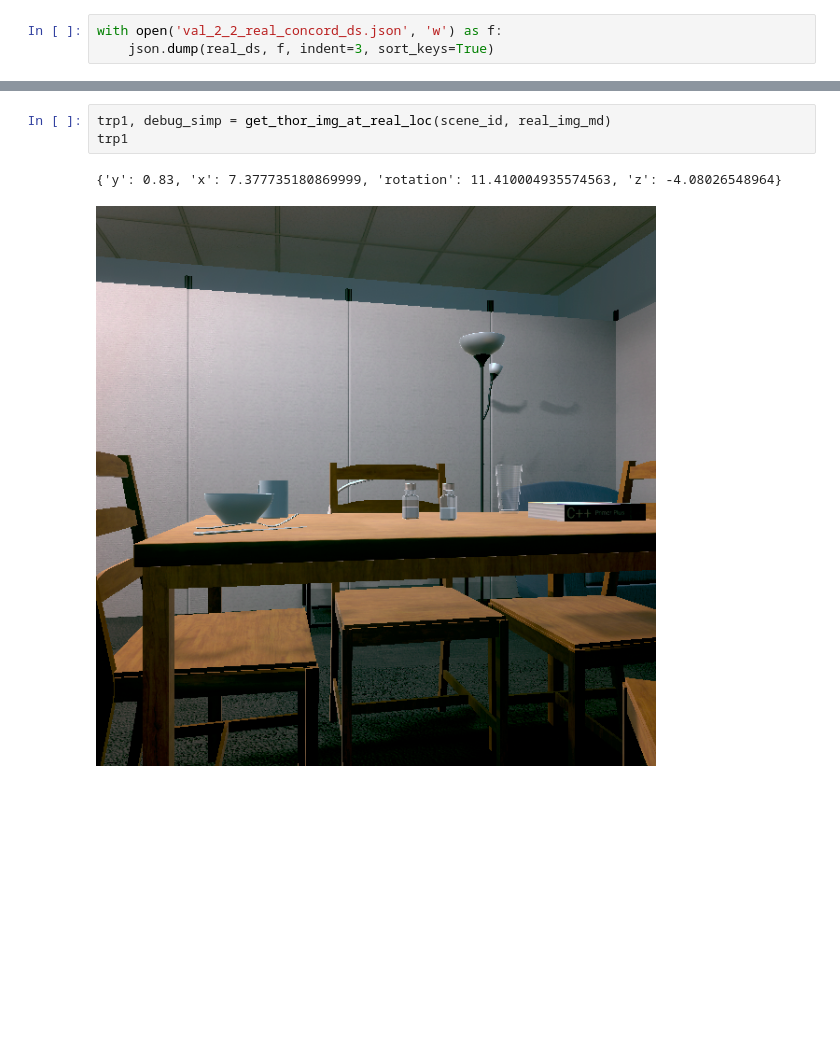
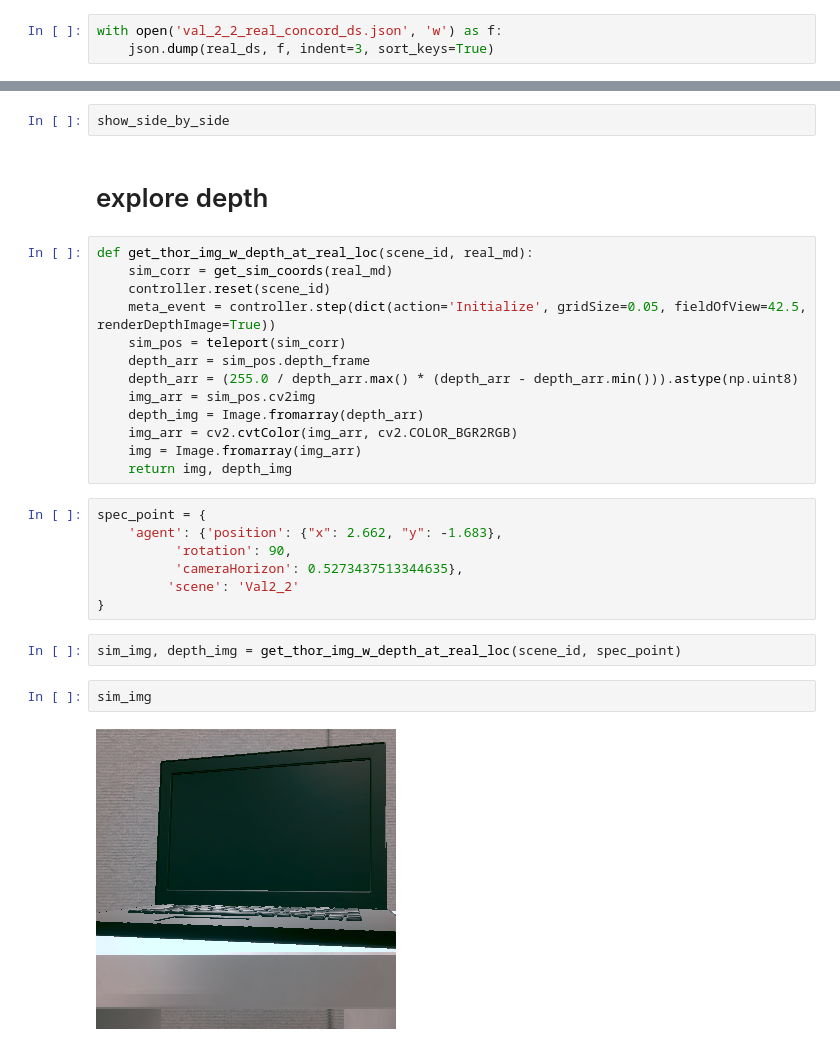
Before and after one commit to drschwenk/transfer, a Jupyter notebook: nn_dataset.ipynb, the cells around one changed output, grey strips where cells are left out. Saved outputs shown, nothing was run; the diff lists cells and outputs as text; blank space fills up the shorter version.

```diff
--- a/nn_dataset.ipynb
+++ b/nn_dataset.ipynb
@@ -267,6 +235,30 @@ load_real_img(img_n)
-# %%
-trp1, debug_simp = get_thor_img_at_real_loc(scene_id, real_img_md)
-trp1
-# %% [output]
-{'y': 0.83, 'x': 7.377735180869999, 'rotation': 11.410004935574563, 'z': -4.08026548964}
-[figure, removed]
+# %%
+show_side_by_side
+# %% [markdown]
+# explore depth
+# %%
+def get_thor_img_w_depth_at_real_loc(scene_id, real_md):
+    sim_corr = get_sim_coords(real_md)
+    controller.reset(scene_id)
+    meta_event = controller.step(dict(action='Initialize', gridSize=0.05, fieldOfView=42.5, renderDepthImage=True))
+    sim_pos = teleport(sim_corr)
+    depth_arr = sim_pos.depth_frame
+    depth_arr = (255.0 / depth_arr.max() * (depth_arr - depth_arr.min())).astype(np.uint8)
+    img_arr = sim_pos.cv2img
+    depth_img = Image.fromarray(depth_arr)
+    img_arr = cv2.cvtColor(img_arr, cv2.COLOR_BGR2RGB)
+    img = Image.fromarray(img_arr)
+    return img, depth_img
+# %%
+spec_point = {
+    'agent': {'position': {"x": 2.662, "y": -1.683},
+          'rotation': 90,
+          'cameraHorizon': 0.5273437513344635},
+         'scene': 'Val2_2'
+}
+# %%
+sim_img, depth_img = get_thor_img_w_depth_at_real_loc(scene_id, spec_point)
+# %%
+sim_img
+# %% [output]
+[figure, added]
```
Also changed, not shown: parts of 46 cells of this notebook, 2 other files.
